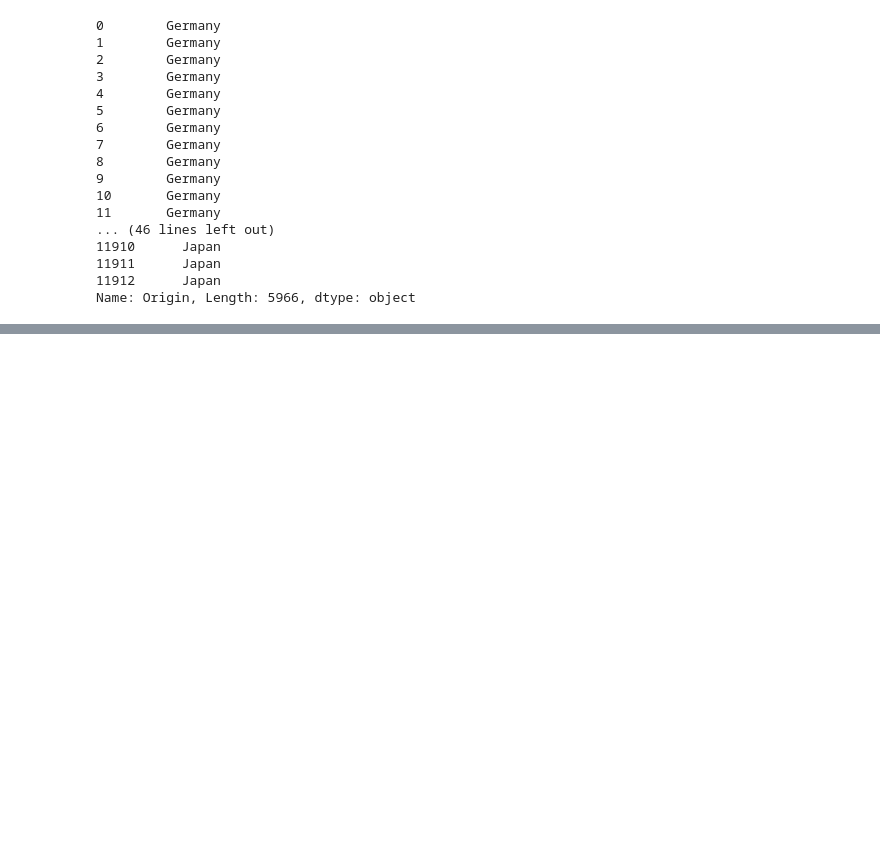
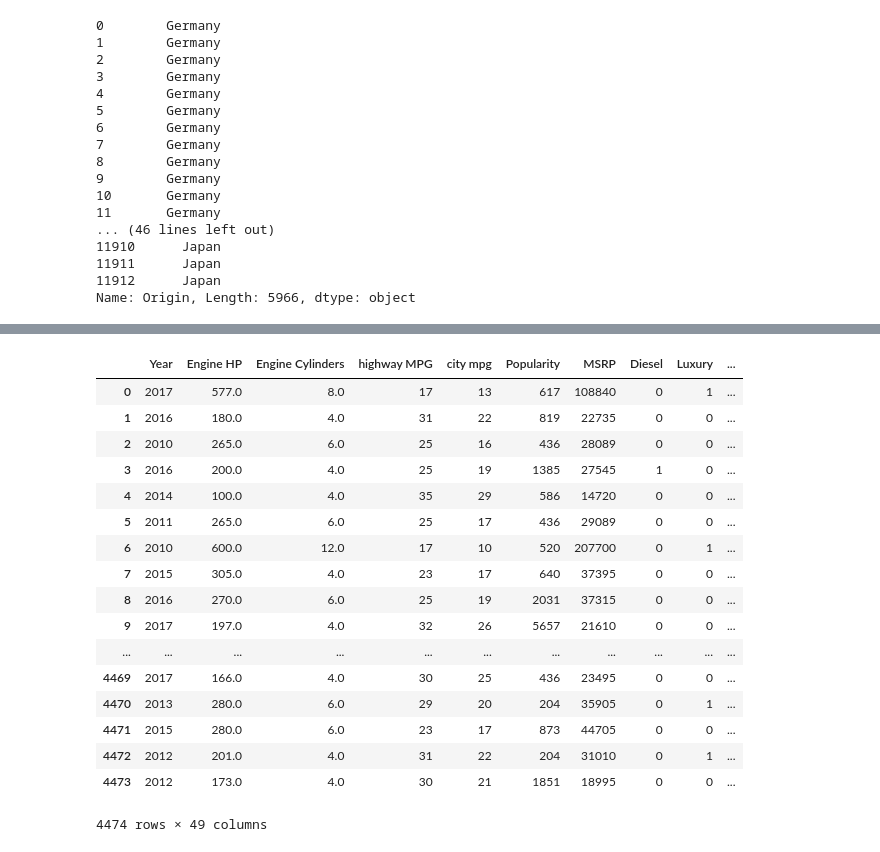
Before and after one commit to nedaresa/car-classification-using-machine-learning, a Jupyter notebook: data_prep.ipynb, the cells around one changed output, grey strips where cells are left out. Drawn from its saved outputs; the diff is of its cells as text; code cells hidden in the pictures; blank space fills up the shorter version.

```diff
--- a/data_prep.ipynb
+++ b/data_prep.ipynb
@@ -544,0 +494,21 @@ X_test_all = pd.concat([X_train_nonobj_df, X_train_obj_ohe_df], axis=1)
+# %%
+X_test_all
+# %% [output]
+|  | Year | Engine HP | Engine Cylinders | highway MPG | city mpg | Popularity | MSRP | Diesel | Luxury | ... |
+| 0 | 2017 | 577.0 | 8.0 | 17 | 13 | 617 | 108840 | 0 | 1 | ... |
+| 1 | 2016 | 180.0 | 4.0 | 31 | 22 | 819 | 22735 | 0 | 0 | ... |
+| 2 | 2010 | 265.0 | 6.0 | 25 | 16 | 436 | 28089 | 0 | 0 | ... |
+| 3 | 2016 | 200.0 | 4.0 | 25 | 19 | 1385 | 27545 | 1 | 0 | ... |
+| 4 | 2014 | 100.0 | 4.0 | 35 | 29 | 586 | 14720 | 0 | 0 | ... |
+| 5 | 2011 | 265.0 | 6.0 | 25 | 17 | 436 | 29089 | 0 | 0 | ... |
+| 6 | 2010 | 600.0 | 12.0 | 17 | 10 | 520 | 207700 | 0 | 1 | ... |
+| 7 | 2015 | 305.0 | 4.0 | 23 | 17 | 640 | 37395 | 0 | 0 | ... |
+| 8 | 2016 | 270.0 | 6.0 | 25 | 19 | 2031 | 37315 | 0 | 0 | ... |
+| 9 | 2017 | 197.0 | 4.0 | 32 | 26 | 5657 | 21610 | 0 | 0 | ... |
+| ... | ... | ... | ... | ... | ... | ... | ... | ... | ... | ... |
+| 4469 | 2017 | 166.0 | 4.0 | 30 | 25 | 436 | 23495 | 0 | 0 | ... |
+| 4470 | 2013 | 280.0 | 6.0 | 29 | 20 | 204 | 35905 | 0 | 1 | ... |
+| 4471 | 2015 | 280.0 | 6.0 | 23 | 17 | 873 | 44705 | 0 | 0 | ... |
+| 4472 | 2012 | 201.0 | 4.0 | 31 | 22 | 204 | 31010 | 0 | 1 | ... |
+| 4473 | 2012 | 173.0 | 4.0 | 30 | 21 | 1851 | 18995 | 0 | 0 | ... |
+4474 rows × 49 columns
```
Also changed, not shown: parts of 14 cells of this notebook.
